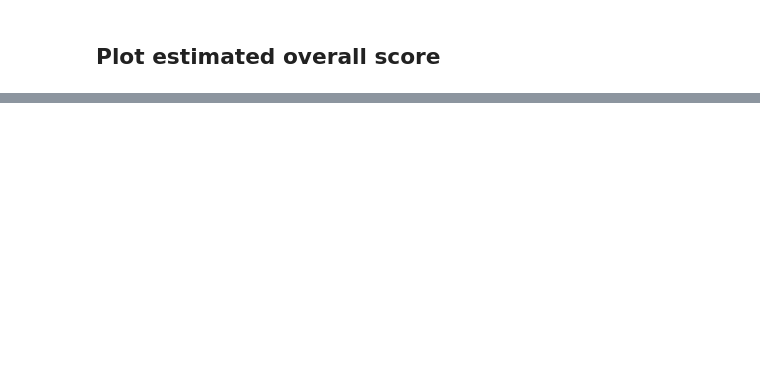
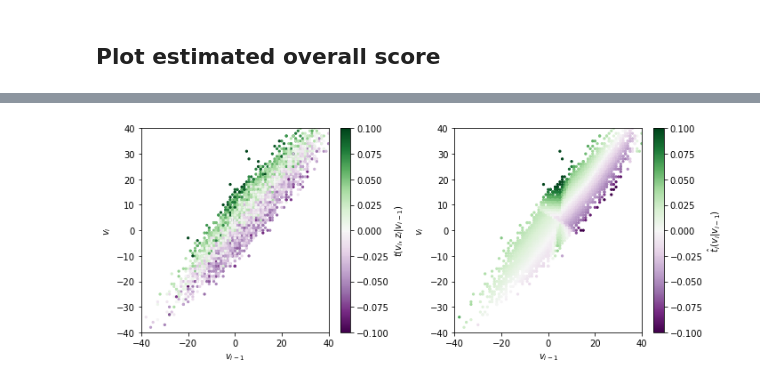
Before and after one commit to johannbrehmer/goldmine, a Jupyter notebook: goldmine/notebooks/random_walk/Random walk.ipynb, the cells around one changed output, grey strips where cells are left out. Cells and saved outputs as stored; diff of their text form; code cells hidden in the pictures; blank space fills up the shorter version.

```diff
--- a/goldmine/notebooks/random_walk/Random walk.ipynb
+++ b/goldmine/notebooks/random_walk/Random walk.ipynb
@@ -329,0 +213,40 @@ plt.show()
+# %%
+in_micro = z_checkpoints_test[:, :-1, 0].flatten()
+out_micro = z_checkpoints_test[:, 1:, 0].flatten()
+diff_micro = out_micro - in_micro
+
+t_xz_micro = t_xz_checkpoints_test[:, 1:, 0].flatten()
+t_x_micro = t_xzcp_test[:, :, 0].flatten()
+# %%
+vmax = 0.1
+fig = plt.figure(figsize=(10.,4.))
+
+
+ax = plt.subplot(1,2,1)
+
+sc = plt.scatter(in_micro, out_micro, c=t_xz_micro, cmap='PRGn', vmin=-vmax, vmax=vmax, s=5.)
+cb = plt.colorbar(sc)
+
+plt.xlim(xmin, xmax)
+plt.ylim(xmin, xmax)
+plt.xlabel(r'$v_{i-1}$')
+plt.ylabel(r'$v_{i}$')
+cb.set_label(r'$t(v_i, z_i | v_{i-1})$')
+
+
+ax = plt.subplot(1,2,2)
+
+sc = plt.scatter(in_micro, out_micro, c=t_x_micro, cmap='PRGn', vmin=-vmax, vmax=vmax, s=5.)
+cb = plt.colorbar(sc)
+
+plt.xlim(xmin, xmax)
+plt.ylim(xmin, xmax)
+plt.xlabel(r'$v_{i-1}$')
+plt.ylabel(r'$v_{i}$')
+cb.set_label(r'$\hat{t}_i(v_i | v_{i-1})$')
+
+
+plt.tight_layout()
+plt.savefig('random_walk_micro_score.pdf')
+# %% [output]
+[figure, added]
```
Also changed, not shown: parts of 25 cells of this notebook, 5 other files.
